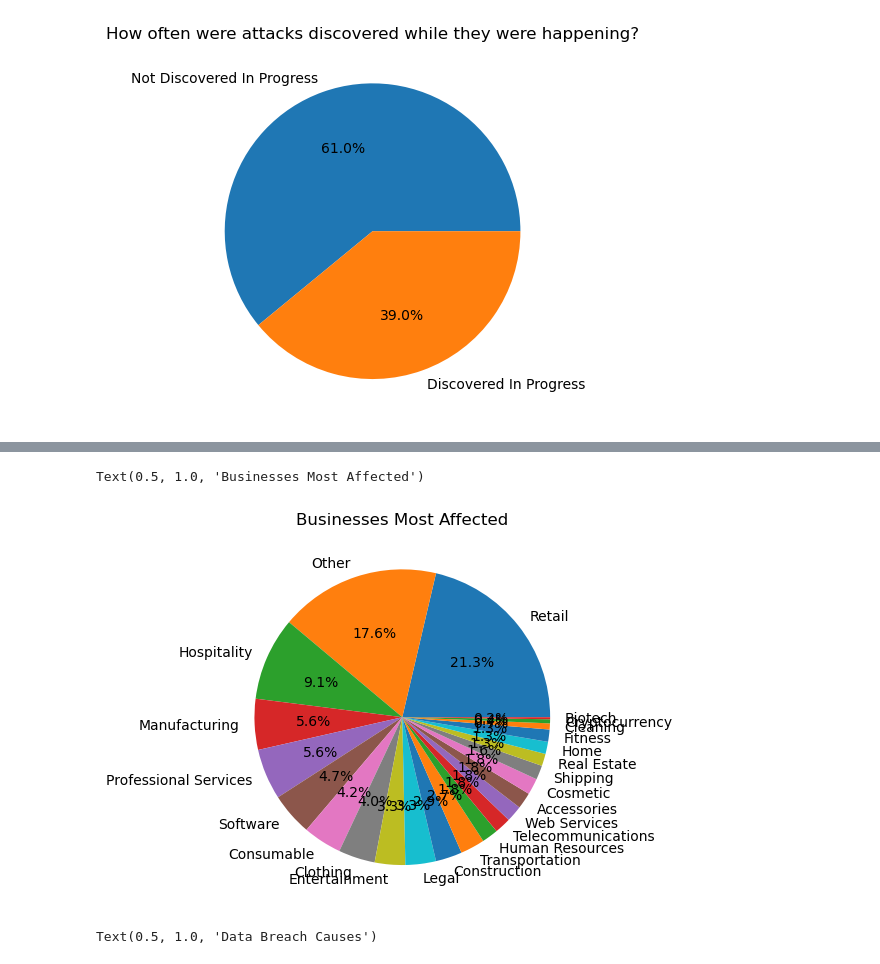
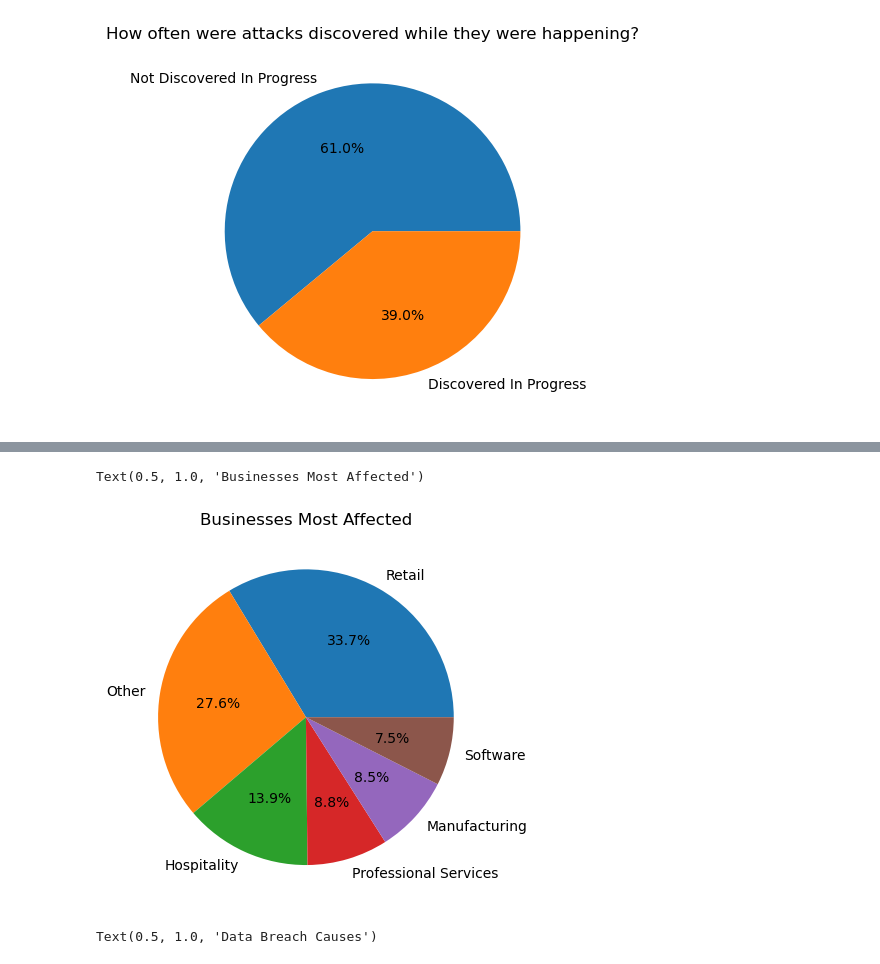
Before and after one commit to IsaacDaHanes/Washington_State_Databreach_Assessment, a Jupyter notebook: notebooks/wastate_databreaches_eda.ipynb, the cells around one changed output, grey strips where cells are left out. Saved outputs shown, nothing was run; the diff lists cells and outputs as text; code cells hidden in the pictures.

```diff
--- a/notebooks/wastate_databreaches_eda.ipynb
+++ b/notebooks/wastate_databreaches_eda.ipynb
@@ -330,14 +330,14 @@ Text(0.5, 1.0, 'Industries Most Affected')
 # %%
 # Maybe try a bar for this one, or try resizing the labels and changing things around.
 
 fig, ax = plt.subplots()
 
-ax.pie(bustype, labels=bustype.index, autopct='%1.1f%%')
+ax.pie(bustype[bustype > 20], labels=bustype[bustype > 20].index, autopct='%1.1f%%')
 
 ax.set_title('Businesses Most Affected')
 # %% [output]
 Text(0.5, 1.0, 'Businesses Most Affected')
-[figure, old version]
+[figure, new version]
 # %%
 fig, ax = plt.subplots()
 
```
Also changed, not shown: parts of 19 cells of this notebook, 8 other files.
